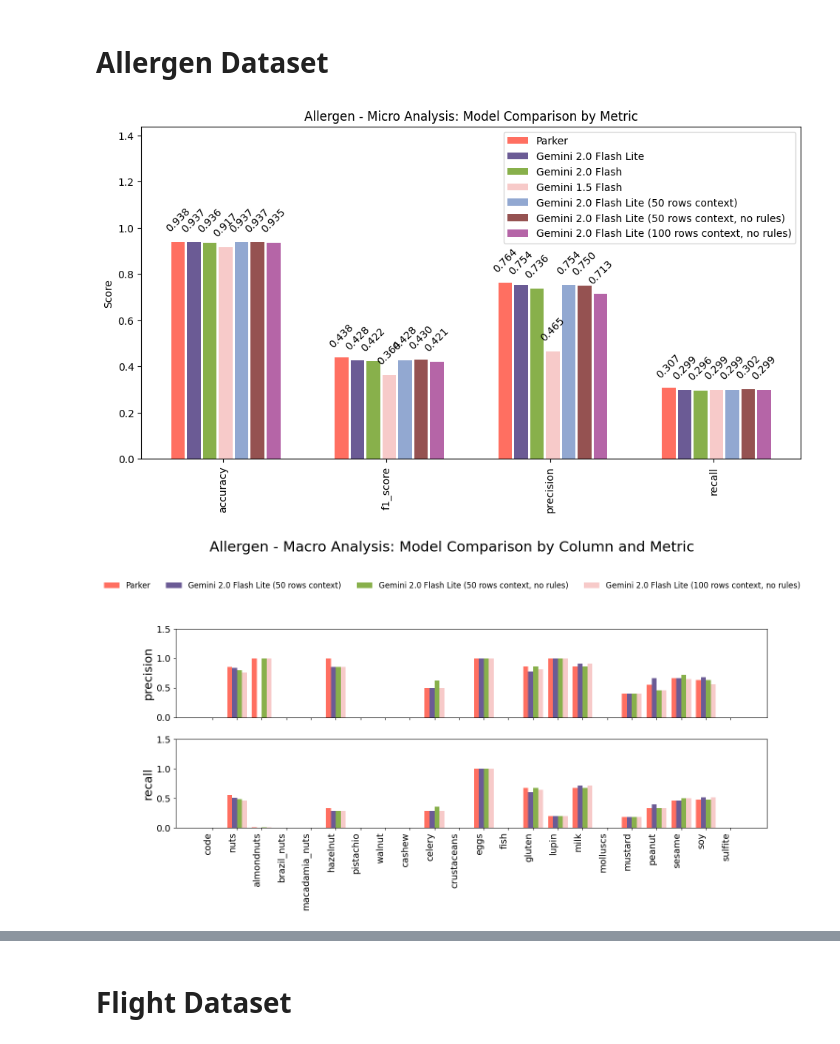
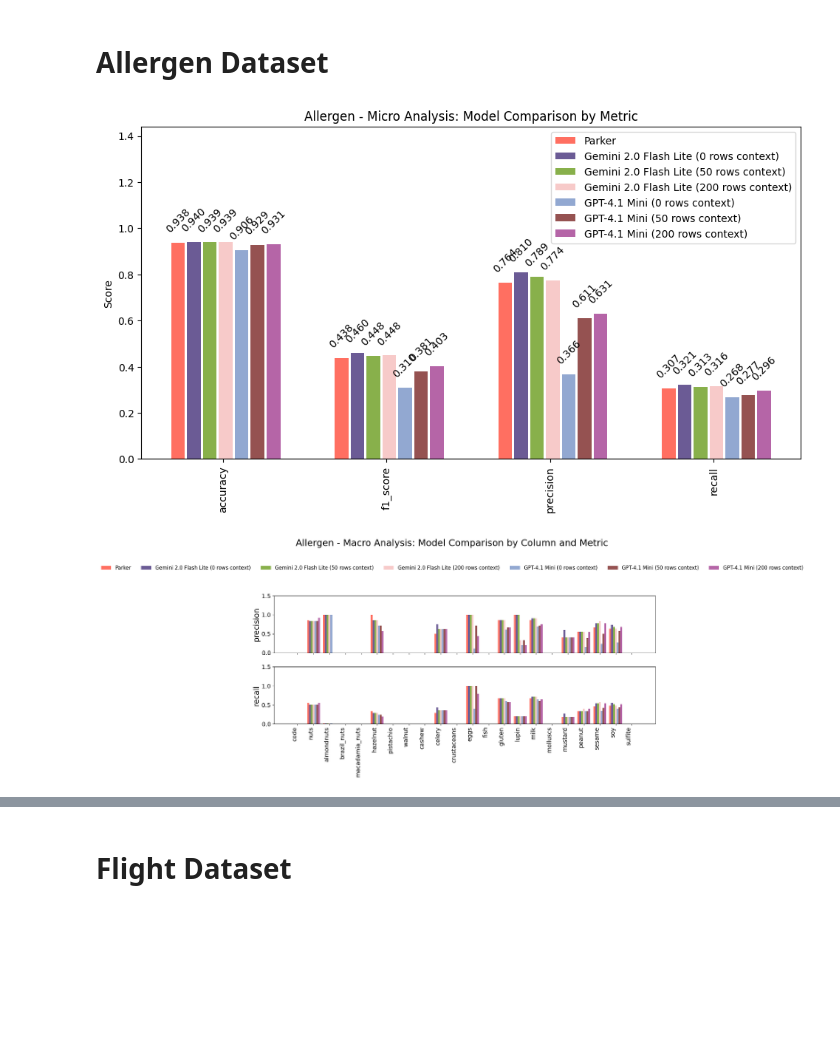
Before and after one commit to lukasketzer/llm_data_quality_assistant, a Jupyter notebook: analysis/results/graphs.ipynb, the cells around one changed output, grey strips where cells are left out. Cells and saved outputs as stored; diff of their text form; code cells hidden in the pictures; blank space fills up the shorter version.

Commit message:
added new results

```diff
--- a/analysis/results/graphs.ipynb
+++ b/analysis/results/graphs.ipynb
@@ -231,38 +239,34 @@ plot_macro_difference_vs_parker(load_model_data(base_path, macro_files), "EudraC
 # %%
 # Allergen paths and files
 base_path = os.path.join('.', 'allergen')
 micro_files = {
     "Parker": "parker_results_micro.json",
-    "Gemini 2.0 Flash Lite": "gemini_2_0_flash_lite_results_micro.json",
-    "Gemini 2.0 Flash": "gemini_2_0_flash_results_micro.json",
-    "Gemini 1.5 Flash": "gemini_1_5_flash_results_micro.json",
-    # "Gemini 2.0 Flash Lite (10 rows context)": 'gemini_2_0_flash_lite10_rows_context_results_micro.json',
-    "Gemini 2.0 Flash Lite (50 rows context)": "gemini_2_0_flash_lite50_rows_context_results_micro.json",
-    "Gemini 2.0 Flash Lite (50 rows context, no rules)": "gemini_2_0_flash_lite50 rows_ no rules_results_micro.json",
-    "Gemini 2.0 Flash Lite (100 rows context, no rules)": 'gemini_2_0_flash_lite100_rows_context_no_rules_results_micro.json',
-    # "Gemini 2.0 Flash Lite (200 rows context, no rules)": "gemini_2_0_flash_lite200_rows_context_no_rules_results_micro.json",
+    "Gemini 2.0 Flash Lite (0 rows context)": "gemini_2_0_flash_lite_0_rows_context_results_micro.json",
+    "Gemini 2.0 Flash Lite (50 rows context)": "gemini_2_0_flash_lite_50_rows_context_results_micro.json",
+    "Gemini 2.0 Flash Lite (200 rows context)": "gemini_2_0_flash_lite_200_rows_context_results_micro.json",
+    "GPT-4.1 Mini (0 rows context)": "gpt_4_1_mini_2025_04_14_0_rows_context_results_micro.json",
+    "GPT-4.1 Mini (50 rows context)": "gpt_4_1_mini_2025_04_14_50_rows_context_results_micro.json",
+    "GPT-4.1 Mini (200 rows context)": "gpt_4_1_mini_2025_04_14_200_rows_context_results_micro.json",
 }
 macro_files = {
     "Parker": "parker_results_macro.json",
-    # "Gemini 2.0 Flash Lite": "gemini_2_0_flash_lite_results_macro.json",
-    # "Gemini 2.0 Flash": "gemini_2_0_flash_results_macro.json",
-    # "Gemini 1.5 Flash": "gemini_1_5_flash_results_macro.json",
-    # "Gemini 2.0 Flash Lite (10 rows context)": 'gemini_2_0_flash_lite10_rows_context_results_macro.json',
-    "Gemini 2.0 Flash Lite (50 rows context)": 'gemini_2_0_flash_lite50_rows_context_results_macro.json',
-    "Gemini 2.0 Flash Lite (50 rows context, no rules)": "gemini_2_0_flash_lite50 rows_ no rules_results_macro.json",
-    "Gemini 2.0 Flash Lite (100 rows context, no rules)": 'gemini_2_0_flash_lite100_rows_context_no_rules_results_macro.json',
-    # "Gemini 2.0 Flash Lite (200 rows context, no rules)": 'gemini_2_0_flash_lite200_rows_context_no_rules_results_macro.json',
+    "Gemini 2.0 Flash Lite (0 rows context)": "gemini_2_0_flash_lite_0_rows_context_results_macro.json",
+    "Gemini 2.0 Flash Lite (50 rows context)": "gemini_2_0_flash_lite_50_rows_context_results_macro.json",
+    "Gemini 2.0 Flash Lite (200 rows context)": "gemini_2_0_flash_lite_200_rows_context_results_macro.json",
+    "GPT-4.1 Mini (0 rows context)": "gpt_4_1_mini_2025_04_14_0_rows_context_results_macro.json",
+    "GPT-4.1 Mini (50 rows context)": "gpt_4_1_mini_2025_04_14_50_rows_context_results_macro.json",
+    "GPT-4.1 Mini (200 rows context)": "gpt_4_1_mini_2025_04_14_200_rows_context_results_macro.json",
 }
 # Micro
 model_data = load_model_data(base_path, micro_files)
 plot_micro_analysis(model_data, "Allergen")
 # Macro
 model_data = load_model_data(base_path, macro_files)
 plot_macro_analysis(model_data, "Allergen")
 # Difference vs Parker (Micro)
 plot_difference_vs_parker(load_model_data(base_path, micro_files), "Allergen")
 # Difference vs Parker (Macro)
 plot_macro_difference_vs_parker(load_model_data(base_path, macro_files), "Allergen")
 # %% [output]
-[figure, old version]
+[figure, new version]
-[figure, old version]
+[figure, new version]
```
Also changed, not shown: parts of 2 cells of this notebook, 36 other files.
